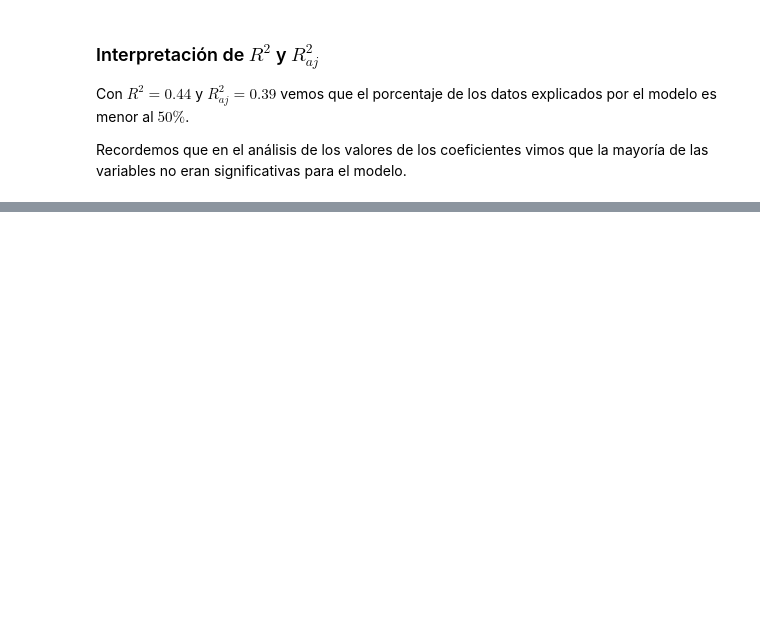
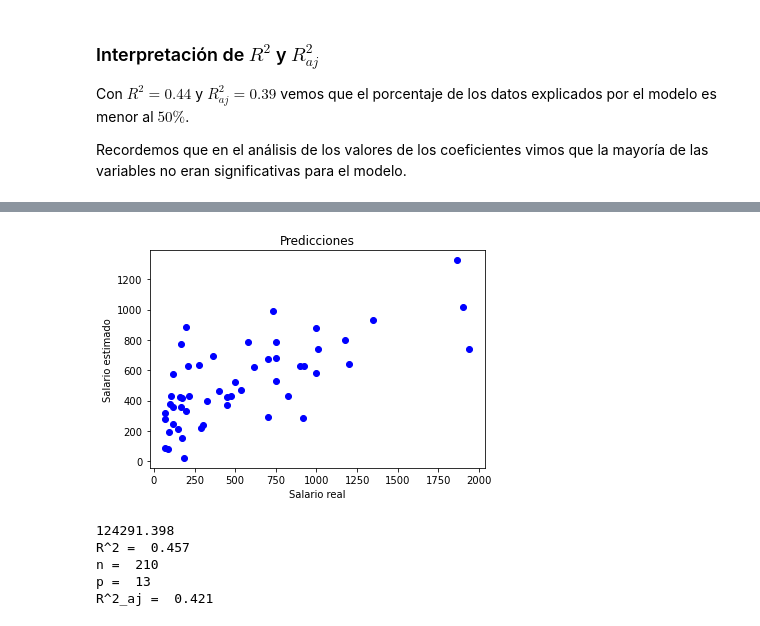
Before and after one commit to ArrigoCoen/Curso_Ciencia_de_Datos, a Jupyter notebook: M2/2_4 Ridge and Lasso Regression.ipynb, the cells around one changed output, grey strips where cells are left out. Saved outputs shown, nothing was run; the diff lists cells and outputs as text; code cells hidden in the pictures; blank space fills up the shorter version.

```diff
--- a/M2/2_4 Ridge and Lasso Regression.ipynb
+++ b/M2/2_4 Ridge and Lasso Regression.ipynb
@@ -820,0 +1004,37 @@ ECM con lambda =  0.012  es:  126184.291
+# %%
+## 6) PREDICCIONES
+# Se hacen las predicciones con "X_test"
+Y_pred = mod_ridgeCV.predict(X_test)
+# %%
+# Se grafican los resultados de la predicción.
+plt.scatter(Y_test, Y_pred, color = 'blue')
+plt.title('Predicciones')
+plt.xlabel('Salario real')
+plt.ylabel('Salario estimado')
+plt.show()
+# %% [output]
+[figure, added]
+# %%
+## 7) EVALUACIÓN DEL MODELO CON lambda ELEGIDA CON "cross validation"
+#Calculamos el error cuadrático medio: $\dfrac{\displaystyle \sum_{i = 1}^{n} (real_{i} − estimado_{i})^{2}}{n}$
+ECM = round(mean_squared_error(Y_test, Y_pred),3)
+print(ECM)
+
+#7.1 Calcular R^2 ajustada
+r_cuadrada = r2_score(Y_test,Y_pred)
+print('R^2 = ',round(r_cuadrada,3)) #Porcentaje de los datos explicados por el modelo
+
+#R^2 ajustada
+n = len(Y_train)
+p = X_train.shape[1]
+r_cuad_aj = 1 - (((1-r_cuadrada)*(n-1))/(n-p-1))
+
+print('n = ',n)
+print('p = ',p)
+print('R^2_aj = ',round(r_cuad_aj,3))
+# %% [output]
+124291.398
+R^2 =  0.457
+n =  210
+p =  13
+R^2_aj =  0.421
```
Also changed, not shown: parts of 68 cells of this notebook.
